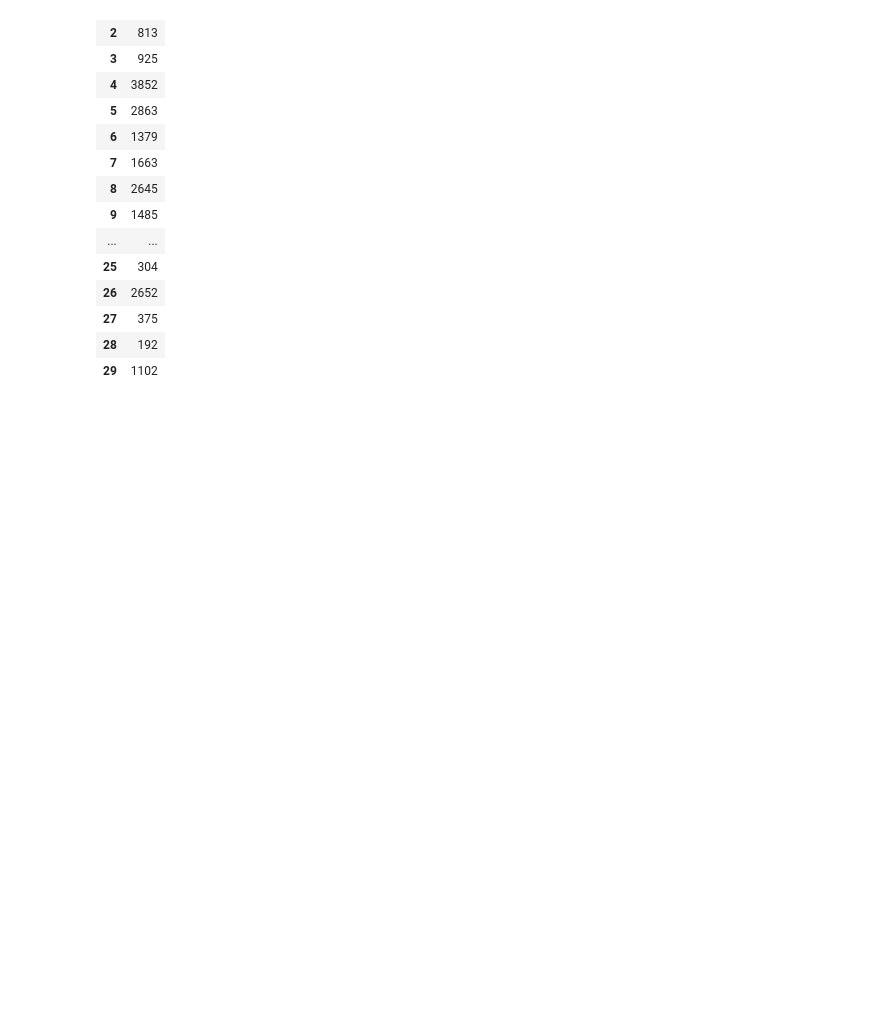
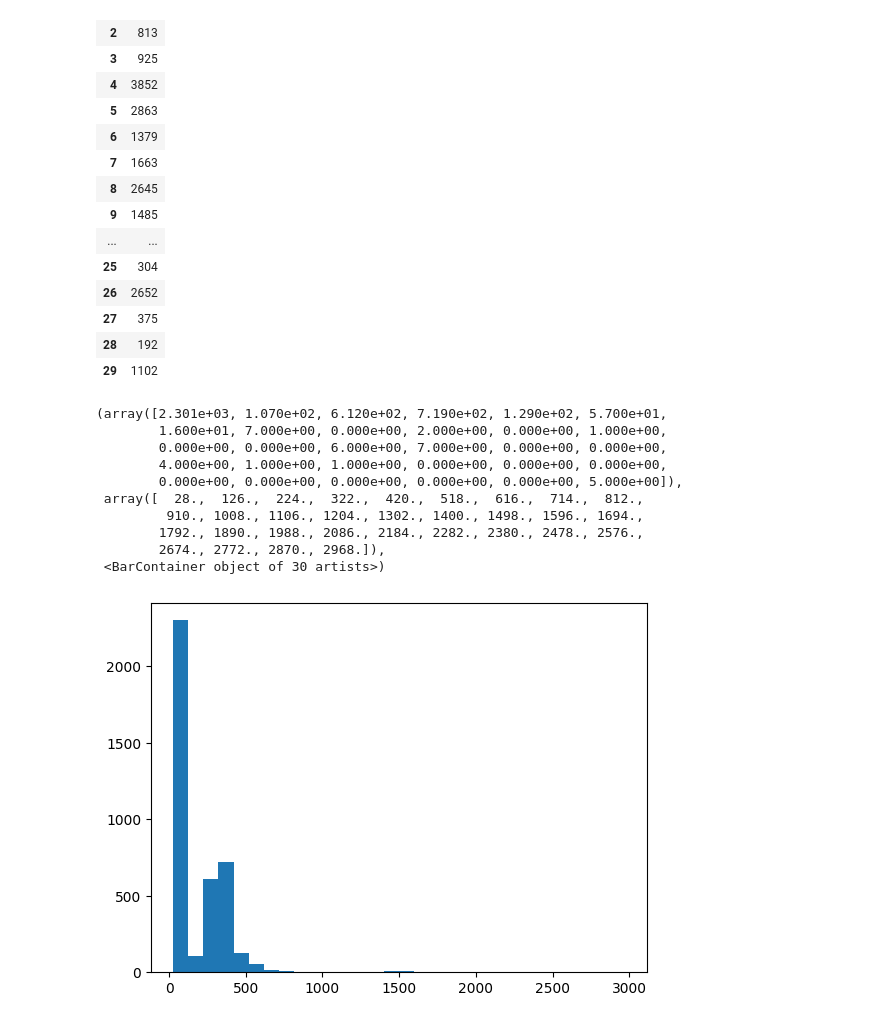
Before and after one commit to IgnacioFucksmann/CientiBeca_rna, a Jupyter notebook: RNA_dist/rna_dist.ipynb, the cells around one changed output. Drawn from its saved outputs; the diff is of its cells as text; code cells hidden in the pictures; blank space fills up the shorter version.

```diff
--- a/RNA_dist/rna_dist.ipynb
+++ b/RNA_dist/rna_dist.ipynb
@@ -607,3 +580,21 @@ medioides_aux
 | 27 | 375 |
 | 28 | 192 |
 | 29 | 1102 |
+# %%
+all_seq = pd.read_csv("data/archiveII_220808.csv")
+ids = np.array(all_seq['id'])
+lenghts = np.array(all_seq['len'])
+hist = np.histogram(lenghts)
+plt.hist(lenghts,30)
+# %% [output]
+(array([2.301e+03, 1.070e+02, 6.120e+02, 7.190e+02, 1.290e+02, 5.700e+01,
+        1.600e+01, 7.000e+00, 0.000e+00, 2.000e+00, 0.000e+00, 1.000e+00,
+        0.000e+00, 0.000e+00, 6.000e+00, 7.000e+00, 0.000e+00, 0.000e+00,
+        4.000e+00, 1.000e+00, 1.000e+00, 0.000e+00, 0.000e+00, 0.000e+00,
+        0.000e+00, 0.000e+00, 0.000e+00, 0.000e+00, 0.000e+00, 5.000e+00]),
+ array([  28.,  126.,  224.,  322.,  420.,  518.,  616.,  714.,  812.,
+         910., 1008., 1106., 1204., 1302., 1400., 1498., 1596., 1694.,
+        1792., 1890., 1988., 2086., 2184., 2282., 2380., 2478., 2576.,
+        2674., 2772., 2870., 2968.]),
+ <BarContainer object of 30 artists>)
+[figure, added]
```
Also changed, not shown: parts of 7 cells of this notebook, 3 other files.
